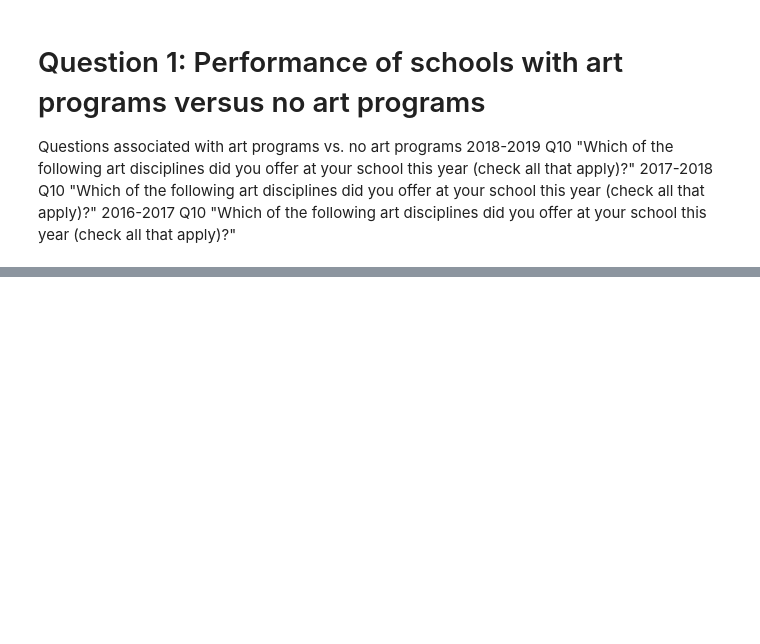
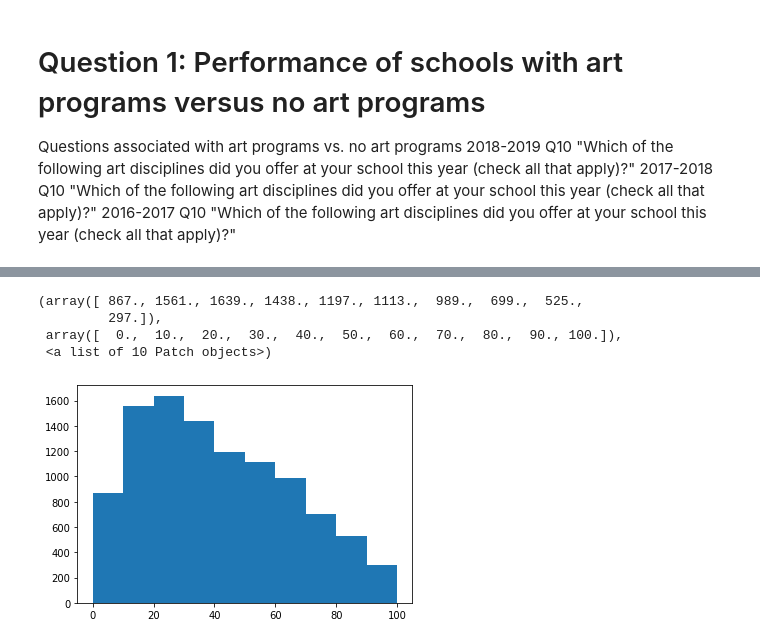
Before and after one commit to tomtav/arts-edu-impact, a Jupyter notebook: dev/aforshee/Question1.ipynb, the cells around one changed output, grey strips where cells are left out. Saved outputs shown, nothing was run; the diff lists cells and outputs as text; code cells hidden in the pictures; blank space fills up the shorter version.

```diff
--- a/dev/aforshee/Question1.ipynb
+++ b/dev/aforshee/Question1.ipynb
@@ -183,0 +197,5 @@ renamed_df.sort_values(by=['Sum of Programs'], ascending =True)
+# %%
+#2. Math only frequencies
+cond1 = renamed_df['Subject'] == 'Math'
+math_renamed_df = renamed_df[cond1]
+math_renamed_df.groupby(["Full Time"])["% Level 3+4"].count()
@@ -183,0 +226,9 @@ renamed_df.sort_values(by=['Sum of Programs'], ascending =True)
+# %%
+#2. Math histogram
+plt.hist(math_renamed_df["% Level 3+4"], bins=None, histtype='bar', align='mid', orientation='vertical')
+# %% [output]
+(array([ 867., 1561., 1639., 1438., 1197., 1113.,  989.,  699.,  525.,
+         297.]),
+ array([  0.,  10.,  20.,  30.,  40.,  50.,  60.,  70.,  80.,  90., 100.]),
+ <a list of 10 Patch objects>)
+[figure, added]
```
Also changed, not shown: parts of 31 cells of this notebook, 1 other file.
